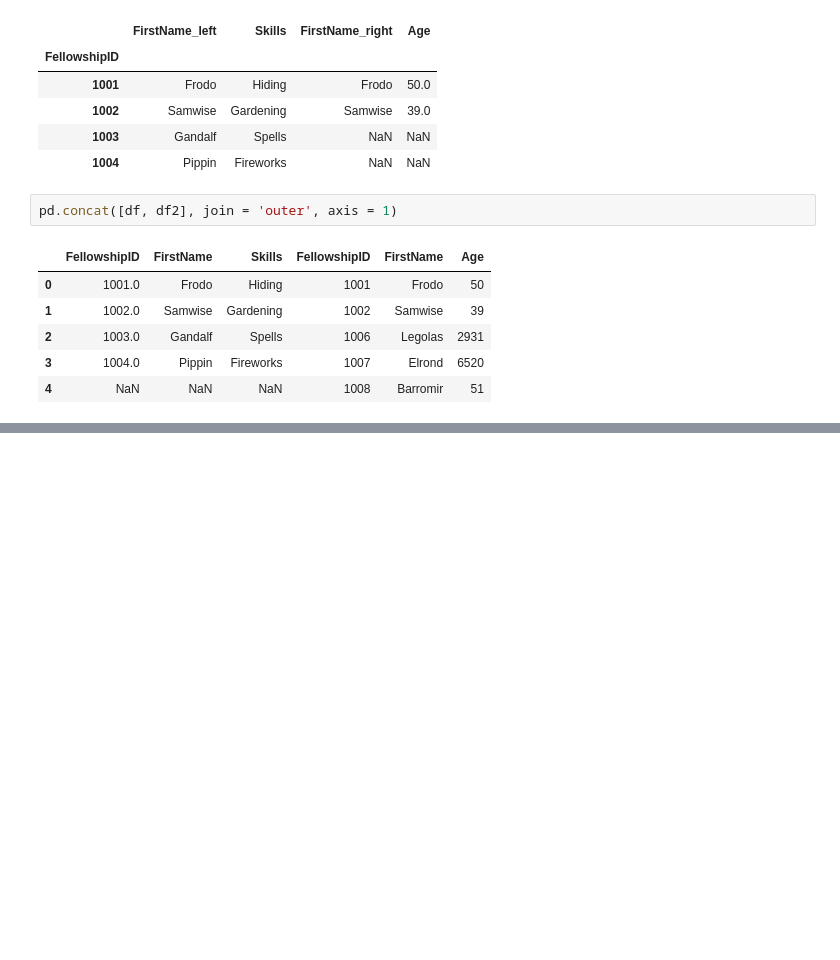
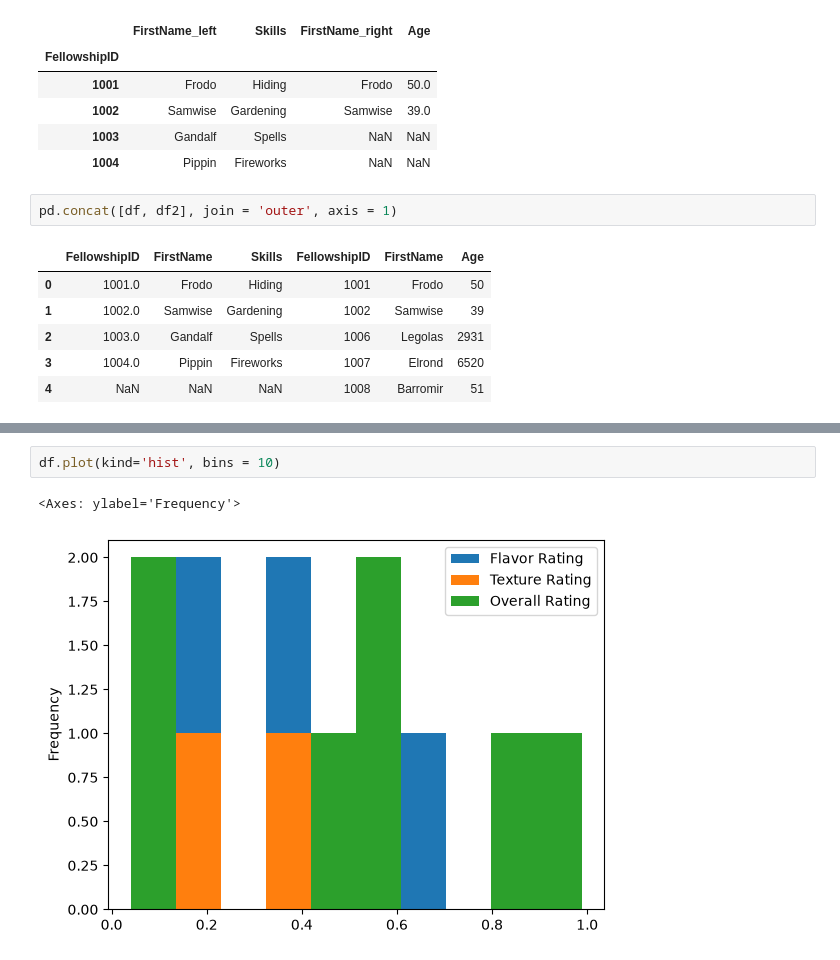
Before and after one commit to Vonn-K/War-thunder-apicall-practice, a Jupyter notebook: Pandas Practice.ipynb, the cells around one changed output, grey strips where cells are left out. Saved outputs shown, nothing was run; the diff lists cells and outputs as text; blank space fills up the shorter version.

```diff
--- a/Pandas Practice.ipynb
+++ b/Pandas Practice.ipynb
@@ -401,0 +441,5 @@ pd.concat([df, df2], join = 'outer', axis = 1)
+# %%
+df.plot(kind='hist', bins = 10)
+# %% [output]
+<Axes: ylabel='Frequency'>
+[figure, added]
```
Also changed, not shown: parts of 19 cells of this notebook, 2 other files.
